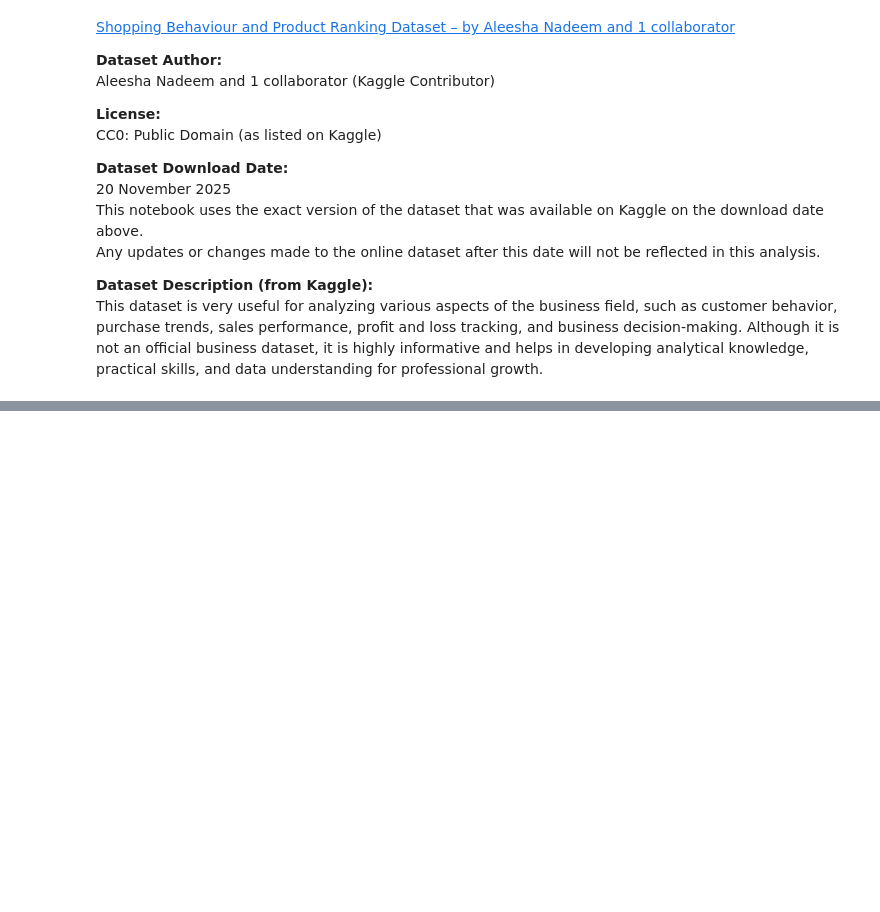
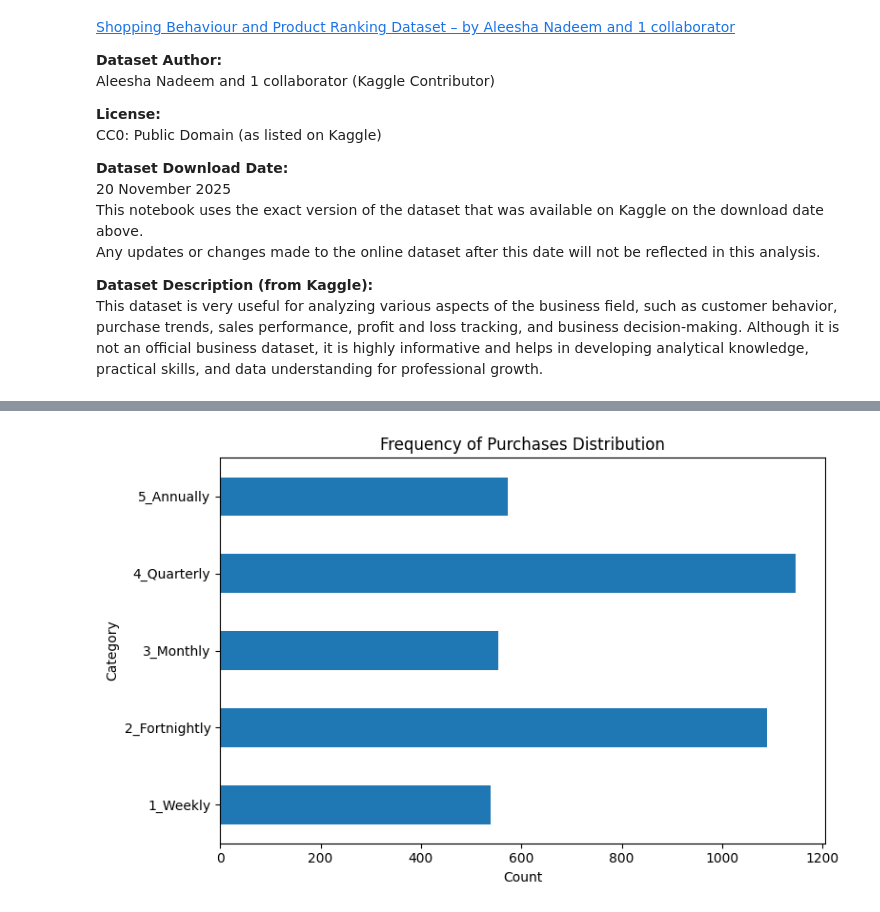
Before and after one commit to Elena-ds-projects/shopping-behavior-ml-project-1-, a Jupyter notebook: Shopping_Behavior_&_Product_Ranking_Dataset.ipynb, the cells around one changed output, grey strips where cells are left out. Drawn from its saved outputs; the diff is of its cells as text; code cells hidden in the pictures; blank space fills up the shorter version.

Commit message:
Created using Colab. Initial dataset loaded, basic preview completed, and target variable cleaned and analyzed.

```diff
--- a/Shopping_Behavior_&_Product_Ranking_Dataset.ipynb
+++ b/Shopping_Behavior_&_Product_Ranking_Dataset.ipynb
@@ -51,0 +221,3 @@ df.shape
+# %%
+# Create a deep copy of the original DataFrame for cleaning
+df_cleaned = df.copy(deep=True)
@@ -51,0 +251,27 @@ df.shape
+# %%
+# Create an ordinal mapping for the cleaned target categories
+ordinal_map = {
+    "Weekly": "1_Weekly",
+    "Fortnightly": "2_Fortnightly",
+    "Monthly": "3_Monthly",
+    "Quarterly": "4_Quarterly",
+    "Annually": "5_Annually"
+}
+
+# Apply the mapping to the cleaned DataFrame
+df_cleaned["Frequency of Purchases"] = df_cleaned["Frequency of Purchases"].map(ordinal_map)
+
+# Recalculate the summary table after renaming
+counts = df_cleaned["Frequency of Purchases"].value_counts()
+proportions = df_cleaned["Frequency of Purchases"].value_counts(normalize=True)
+
+target_summary_ordered = pd.DataFrame({
+    "Value": counts.index,
+    "Count": counts.values,
+    "Proportion": proportions.values
+})
+
+# Sort rows alphabetically by the new Value column (which equals the correct order)
+target_summary_ordered = target_summary_ordered.sort_values(by="Value").reset_index(drop=True)
+
+target_summary_ordered
@@ -51,0 +287,17 @@ df.shape
+# %%
+import matplotlib.pyplot as plt
+
+# Plot distribution of the target variable (horizontal bar chart)
+plt.figure(figsize=(8, 5))
+
+df_cleaned["Frequency of Purchases"].value_counts().sort_index().plot(
+    kind="barh"
+)
+
+plt.title("Frequency of Purchases Distribution")
+plt.xlabel("Count")
+plt.ylabel("Category")
+plt.tight_layout()
+plt.show()
+# %% [output]
+[figure, added]
```
Also changed, not shown: parts of 23 cells of this notebook.
